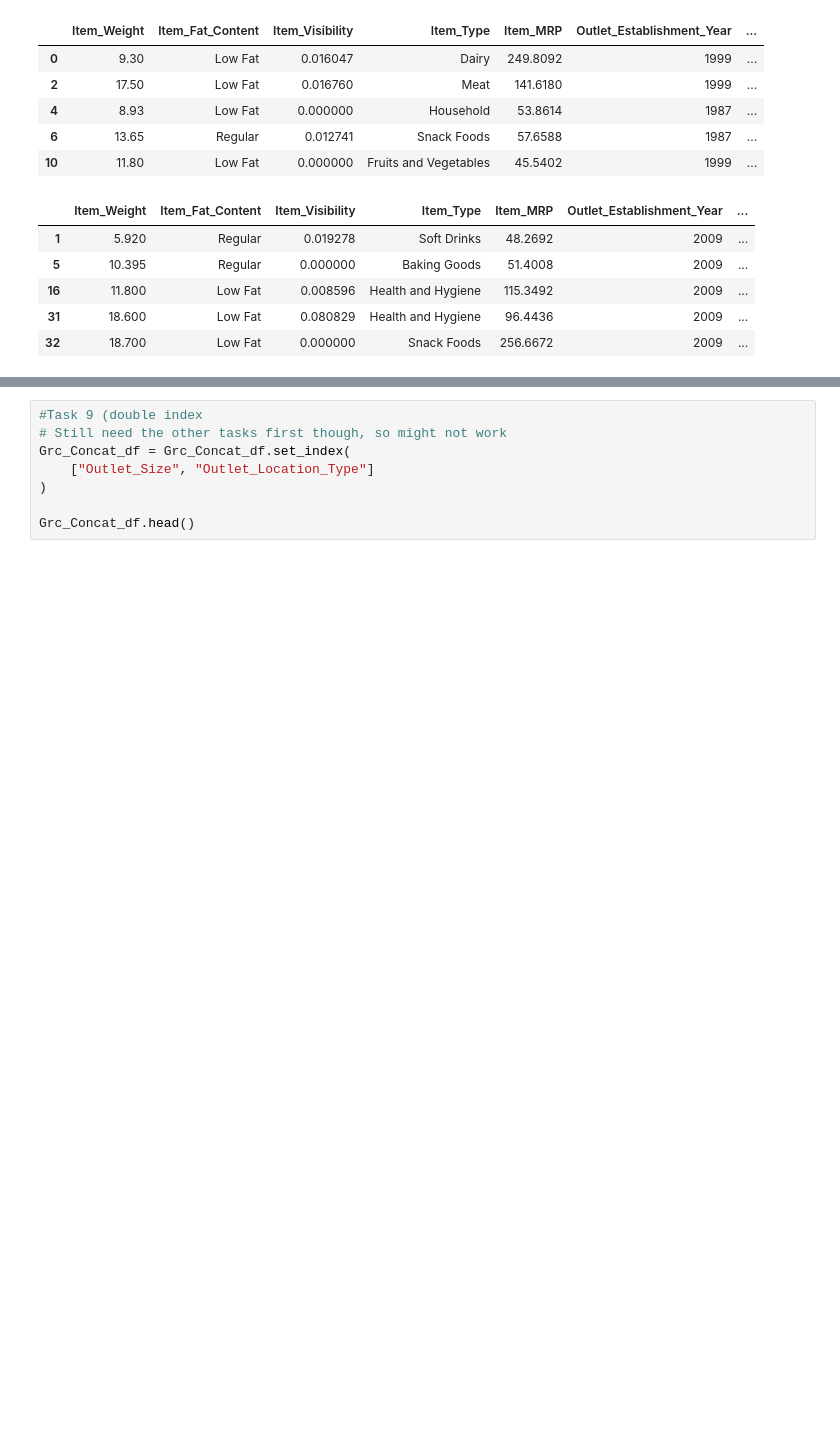
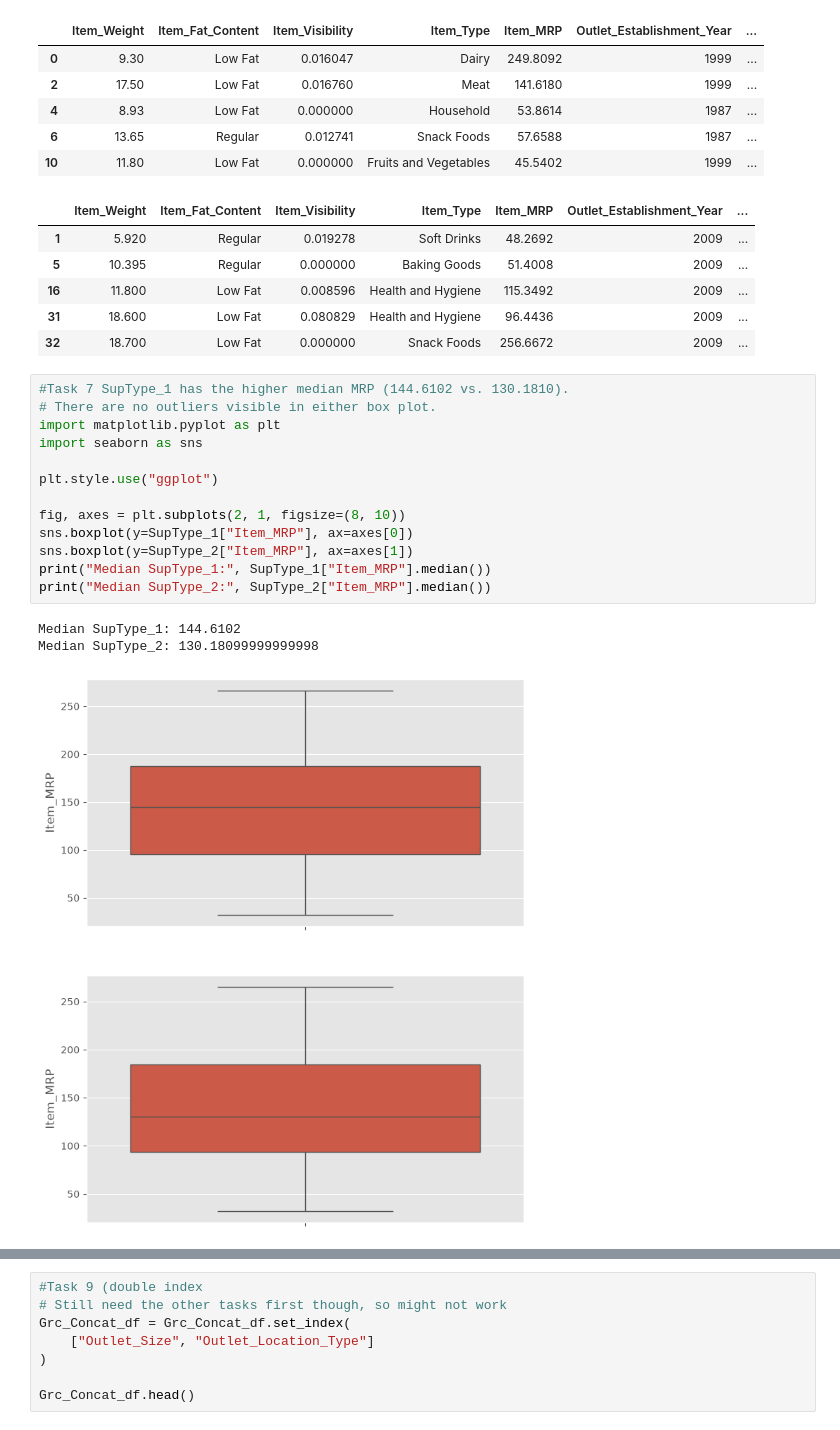
Before and after one commit to notnth/assignment_1, a Jupyter notebook: dave3625_assignment_1.ipynb, the cells around one changed output, grey strips where cells are left out. Saved outputs shown, nothing was run; the diff lists cells and outputs as text; blank space fills up the shorter version.

Commit message:
Task 7 and 8

```diff
--- a/dave3625_assignment_1.ipynb
+++ b/dave3625_assignment_1.ipynb
@@ -159,3 +159,20 @@ Length: 2, dtype: str
 | 16 | 11.800 | Low Fat | 0.008596 | Health and Hygiene | 115.3492 | 2009 | ... |
 | 31 | 18.600 | Low Fat | 0.080829 | Health and Hygiene | 96.4436 | 2009 | ... |
 | 32 | 18.700 | Low Fat | 0.000000 | Snack Foods | 256.6672 | 2009 | ... |
+# %%
+#Task 7 SupType_1 has the higher median MRP (144.6102 vs. 130.1810).
+# There are no outliers visible in either box plot.
+import matplotlib.pyplot as plt
+import seaborn as sns
+
+plt.style.use("ggplot")
+
+fig, axes = plt.subplots(2, 1, figsize=(8, 10))
+sns.boxplot(y=SupType_1["Item_MRP"], ax=axes[0])
+sns.boxplot(y=SupType_2["Item_MRP"], ax=axes[1])
+print("Median SupType_1:", SupType_1["Item_MRP"].median())
+print("Median SupType_2:", SupType_2["Item_MRP"].median())
+# %% [output]
+Median SupType_1: 144.6102
+Median SupType_2: 130.18099999999998
+[figure, added]
```
Also changed, not shown: parts of 1 cell of this notebook.
